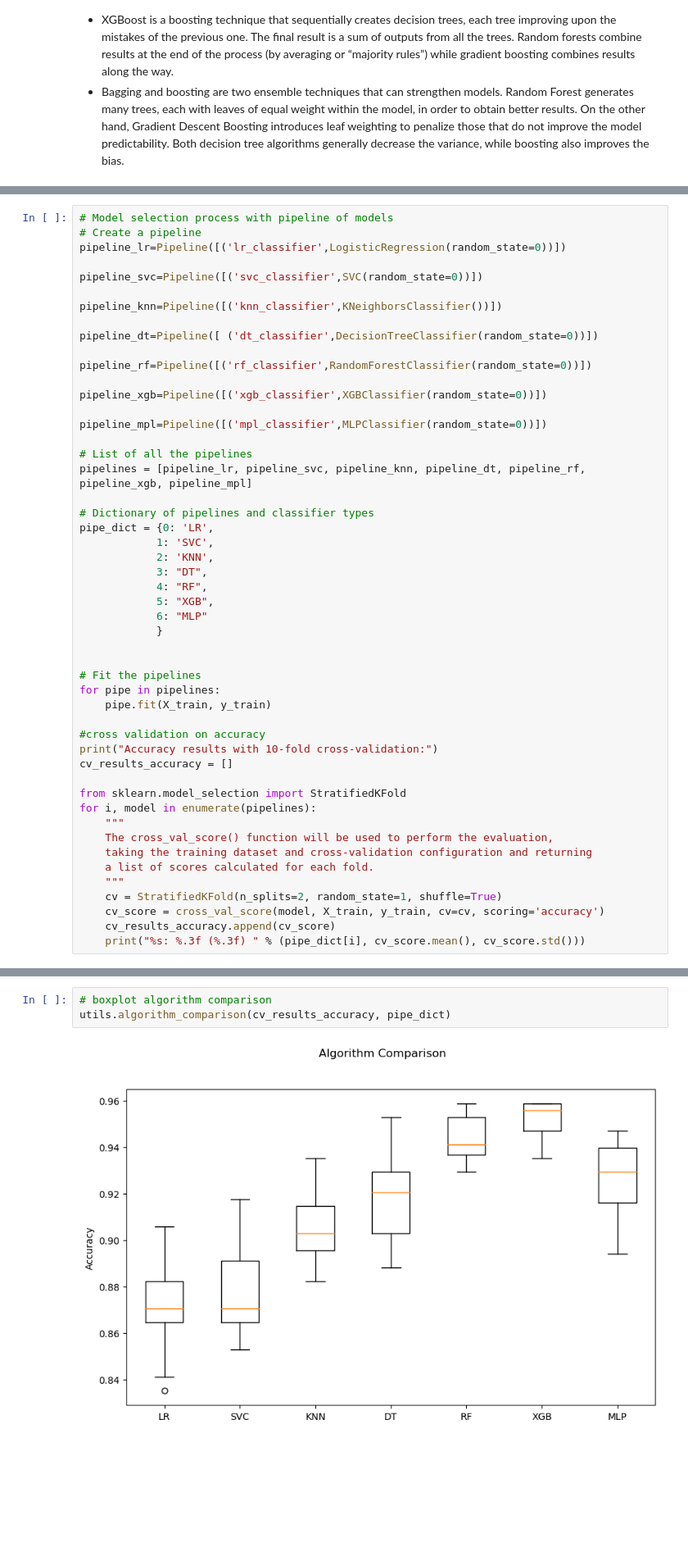
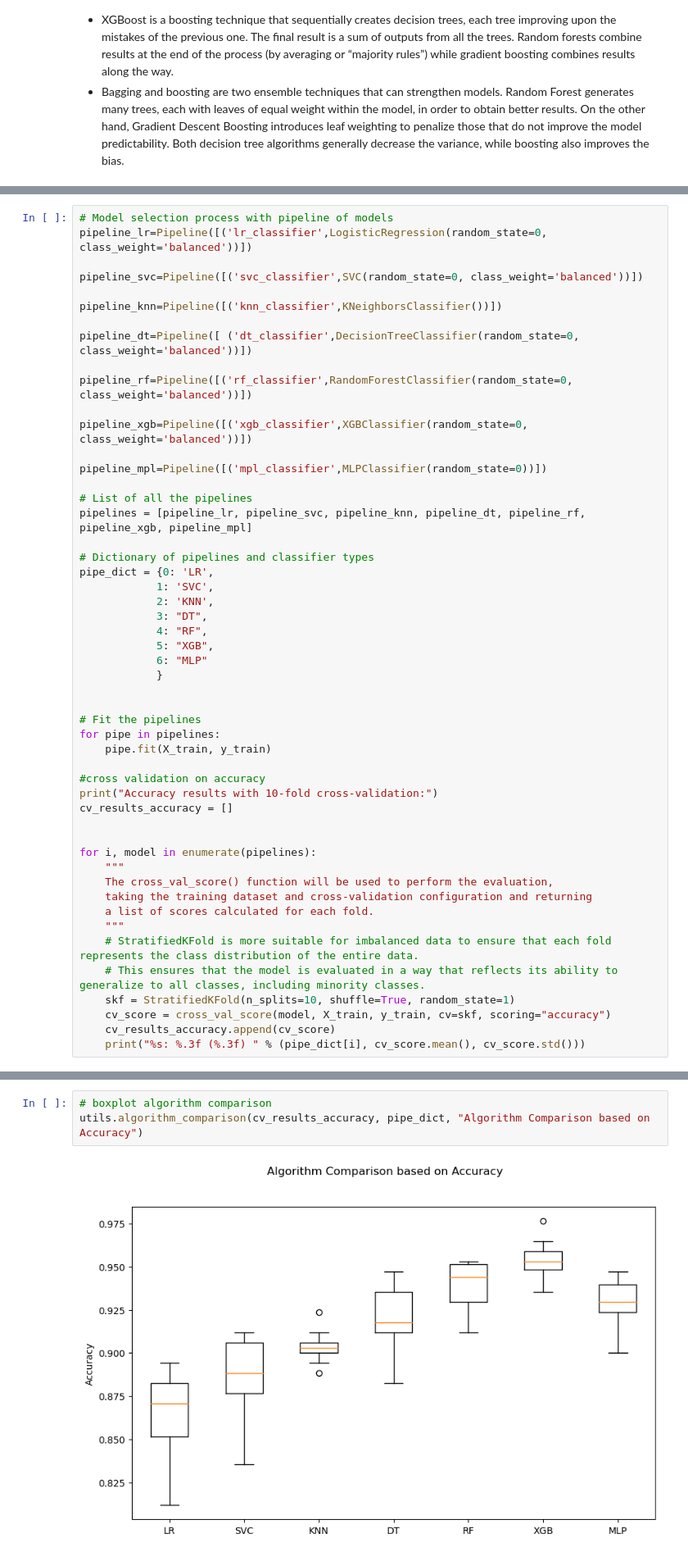
Before and after one commit to AndreCatarino/Fetal-Health-Classification, a Jupyter notebook: kdd_process/src/03_data_mining.ipynb, the cells around one changed output, grey strips where cells are left out. Shown at 82% size. Drawn from its saved outputs; the diff is of its cells as text; blank space fills up the shorter version.

Commit message:
nested cross-validation with StratifiedKFold

```diff
--- a/kdd_process/src/03_data_mining.ipynb
+++ b/kdd_process/src/03_data_mining.ipynb
@@ -35,17 +42,16 @@ In this phase, we are developing a pipeline of machine learning algorithms, whic
 # %%
 # Model selection process with pipeline of models
-# Create a pipeline
-pipeline_lr=Pipeline([('lr_classifier',LogisticRegression(random_state=0))])
+pipeline_lr=Pipeline([('lr_classifier',LogisticRegression(random_state=0, class_weight='balanced'))])
 
-pipeline_svc=Pipeline([('svc_classifier',SVC(random_state=0))])
+pipeline_svc=Pipeline([('svc_classifier',SVC(random_state=0, class_weight='balanced'))])
 
 pipeline_knn=Pipeline([('knn_classifier',KNeighborsClassifier())])
 
-pipeline_dt=Pipeline([ ('dt_classifier',DecisionTreeClassifier(random_state=0))])
+pipeline_dt=Pipeline([ ('dt_classifier',DecisionTreeClassifier(random_state=0, class_weight='balanced'))])
 
-pipeline_rf=Pipeline([('rf_classifier',RandomForestClassifier(random_state=0))])
+pipeline_rf=Pipeline([('rf_classifier',RandomForestClassifier(random_state=0, class_weight='balanced'))])
 
-pipeline_xgb=Pipeline([('xgb_classifier',XGBClassifier(random_state=0))])
+pipeline_xgb=Pipeline([('xgb_classifier',XGBClassifier(random_state=0, class_weight='balanced'))])
 
 pipeline_mpl=Pipeline([('mpl_classifier',MLPClassifier(random_state=0))])
 
@@ -71,15 +77,17 @@ for pipe in pipelines:
 print("Accuracy results with 10-fold cross-validation:")
 cv_results_accuracy = []
 
-from sklearn.model_selection import StratifiedKFold
+
 for i, model in enumerate(pipelines):
     """
     The cross_val_score() function will be used to perform the evaluation,
     taking the training dataset and cross-validation configuration and returning
     a list of scores calculated for each fold.
     """
-    cv = StratifiedKFold(n_splits=2, random_state=1, shuffle=True)
-    cv_score = cross_val_score(model, X_train, y_train, cv=cv, scoring='accuracy')
+    # StratifiedKFold is more suitable for imbalanced data to ensure that each fold represents the class distribution of the entire data.
+    # This ensures that the model is evaluated in a way that reflects its ability to generalize to all classes, including minority classes.
+    skf = StratifiedKFold(n_splits=10, shuffle=True, random_state=1)
+    cv_score = cross_val_score(model, X_train, y_train, cv=skf, scoring="accuracy")
     cv_results_accuracy.append(cv_score)
     print("%s: %.3f (%.3f) " % (pipe_dict[i], cv_score.mean(), cv_score.std()))
 # %% [output]
@@ -152,5 +104,5 @@ MLP: 0.904 (0.005)
 # %%
 # boxplot algorithm comparison
-utils.algorithm_comparison(cv_results_accuracy, pipe_dict)
+utils.algorithm_comparison(cv_results_accuracy, pipe_dict, "Algorithm Comparison based on Accuracy")
 # %% [output]
-[figure, old version]
+[figure, new version]
```
Also changed, not shown: parts of 16 cells of this notebook, 7 other files.
